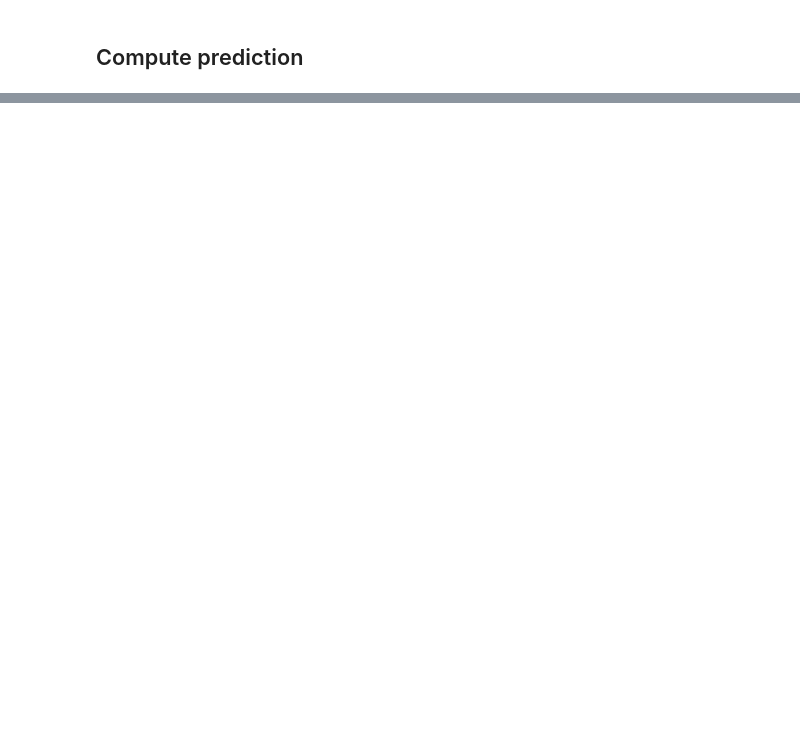
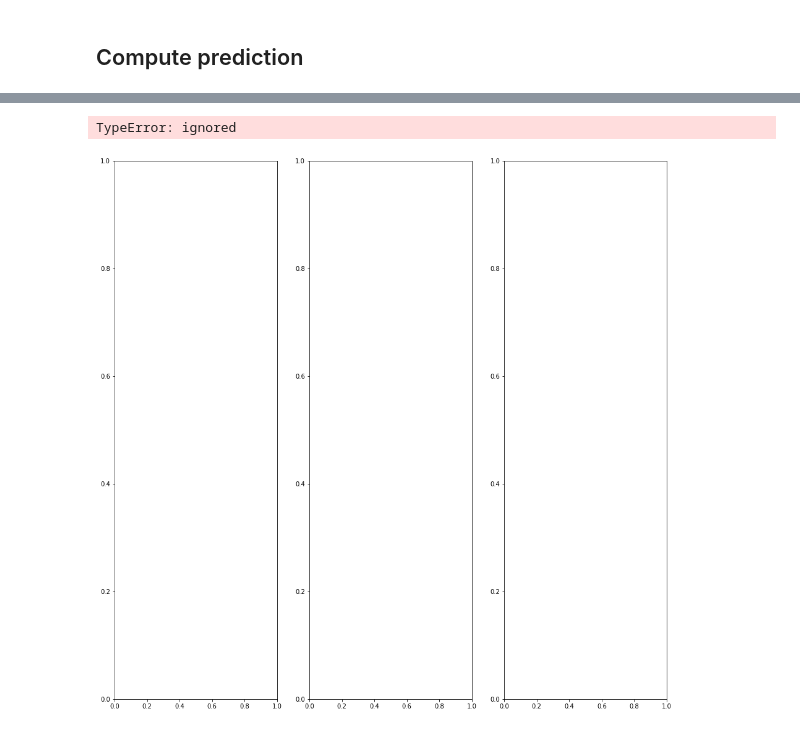
Before and after one commit to AlessioGalluccio/SegmentationProject, a Jupyter notebook: Segmentation.ipynb, the cells around one changed output, grey strips where cells are left out. Saved outputs shown, nothing was run; the diff lists cells and outputs as text; code cells hidden in the pictures; blank space fills up the shorter version.

```diff
--- a/Segmentation.ipynb
+++ b/Segmentation.ipynb
@@ -359,12 +380,12 @@ def create_model(depth, start_f, num_classes, dynamic_input_shape):
 # %%
 model = create_model(depth=4,
                      start_f=4,
-                     num_classes=3,
+                     num_classes=num_classes,
                      dynamic_input_shape=False)
 
 # Visualize created model as a table
 model.summary()
 
 # Visualize initialized weights
-model.weights
+# model.weights
 # %% [output]
@@ -478,9 +482,9 @@ callbacks.append(tb_callback)
 
 # Early Stopping
 # --------------
-early_stop = False
+early_stop = True
 if early_stop:
-    es_callback = tf.keras.callback.EarlyStopping(monitor='val_loss', patience=10)
+    es_callback = tf.keras.callbacks.EarlyStopping(monitor='val_my_IoU', patience=1, mode='max')
     callbacks.append(es_callback)
 
 
@@ -508,7 +515,7 @@ restore_model = True
 if restore_model:
     model = create_model(depth=4,
                          start_f=4,
-                         num_classes=3,
+                         num_classes=num_classes,
                          dynamic_input_shape=True)
 
     model.compile(loss=tf.keras.losses.SparseCategoricalCrossentropy(from_logits=False),
@@ -551,7 +560,7 @@ colors_dict[2] = [3, 82, 252]   # contours
 
 for img_filename in img_filenames:
 
-    mask_filename = img_filename[:-4] + '.png'
+    mask_filename = img_filename[:-4] + '.tif'
 
     img = Image.open(os.path.join(test_img_dir, img_filename))
     img = img.resize((128, 128))
@@ -560,10 +569,12 @@ for img_filename in img_filenames:
 
     img_arr = np.expand_dims(np.array(img), 0)
 
-    out_softmax = model.predict(x=img_arr / 255.)
+    # out_softmax = model.predict(x=img_arr / 255.)
+    out_sigmoid = model.predict(x=img_arr)
 
     # Get predicted class as the index corresponding to the maximum value in the vector probability
-    predicted_class = tf.argmax(out_softmax, -1)
+    # predicted_class = tf.argmax(out_softmax, -1)
+    predicted_class = tf.cast(out_sigmoid > 0.5, tf.float32)
     predicted_class = predicted_class[0]
 
     target = np.array(mask)
@@ -648,38 +665,43 @@ for img_filename in img_filenames:
 
     img_arr = np.expand_dims(np.array(img), 0)
 
-    out_softmax = model.predict(x=img_arr)
+    # out_softmax = model.predict(x=img_arr)
+    out_sigmoid = model.predict(x=img_arr)
 
     # Get predicted class as the index corresponding to the maximum value in the vector probability
-    predicted_class = tf.argmax(out_softmax, -1)
+    # predicted_class = tf.argmax(out_softmax, -1)
+    predicted_class = tf.cast(out_sigmoid > 0.5, tf.float32)
     predicted_class = predicted_class[0]
 
     # target_img = np.expand_dims(np.array(mask), 0)
     # target = np.expand_dims(np.array(mask), 0)
 
     target = np.array(mask) / 255
     target -= 1    ## to get classes 0,1,2 instead of 1,2,3
 
     print(target.shape)
 
     # Assign colors (just for visualization)
     target_img = np.zeros([target.shape[0], target.shape[1], 3])
     prediction_img = np.zeros([target.shape[0], target.shape[1], 3])
 
     target_img[np.where(target == 0)] = colors_dict[0]
     target_img[np.where(target == 1)] = colors_dict[1]
     target_img[np.where(target == 2)] = colors_dict[2]
 
     prediction_img[np.where(predicted_class == 0)] = colors_dict[0]
     prediction_img[np.where(predicted_class == 1)] = colors_dict[1]
     prediction_img[np.where(predicted_class == 2)] = colors_dict[2]
 
     ax[0].imshow(np.uint8(img_arr[0, ...]))
     ax[1].imshow(np.uint8(target_img))
     ax[2].imshow(np.uint8(prediction_img))
 
 
     fig.canvas.draw()
     plt.show()
 
     time.sleep(1)
+# %% [output]
+TypeError: ignored
+[figure, added]
```
Also changed, not shown: parts of 13 cells of this notebook.
